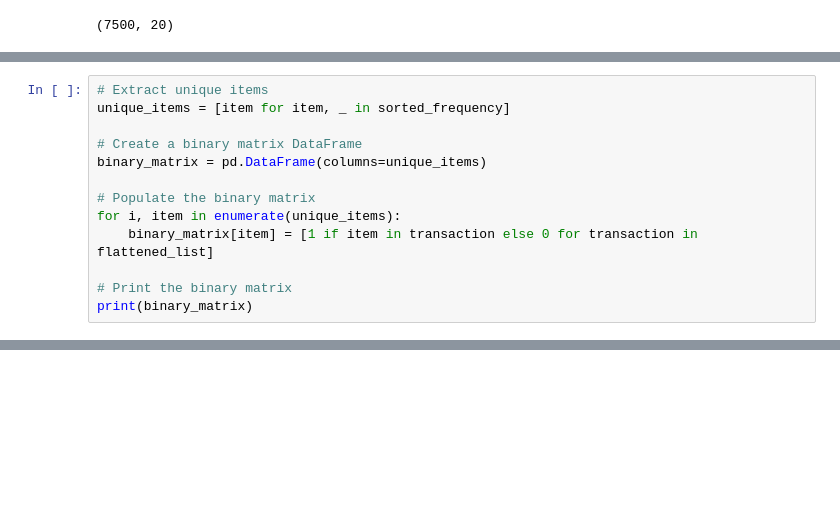
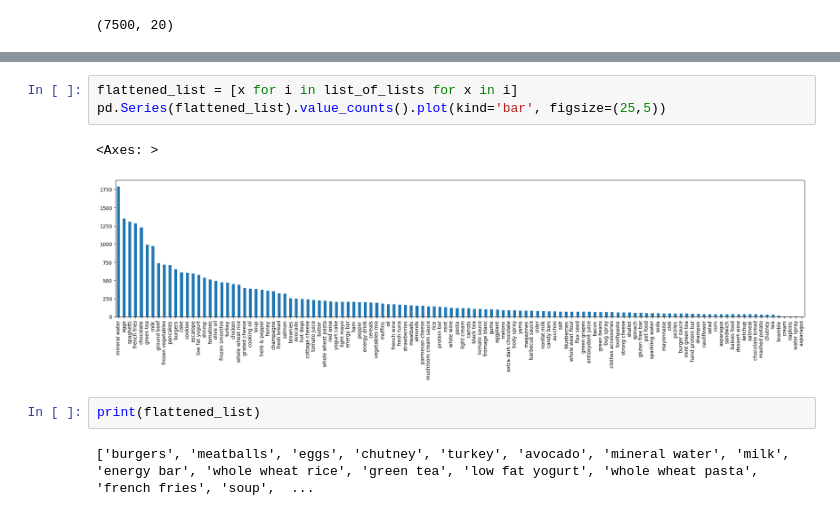
Before and after one commit to swastikbanerjee/ML_Lab, a Jupyter notebook: 2348566_Lab3.ipynb, the cells around one changed output, grey strips where cells are left out. Drawn from its saved outputs; the diff is of its cells as text; blank space fills up the shorter version.

```diff
--- a/2348566_Lab3.ipynb
+++ b/2348566_Lab3.ipynb
@@ -86,13 +26,0 @@ plt.show()
-# %%
-# Extract unique items
-unique_items = [item for item, _ in sorted_frequency]
-
-# Create a binary matrix DataFrame
-binary_matrix = pd.DataFrame(columns=unique_items)
-
-# Populate the binary matrix
-for i, item in enumerate(unique_items):
-    binary_matrix[item] = [1 if item in transaction else 0 for transaction in flattened_list]
-
-# Print the binary matrix
-print(binary_matrix)
@@ -116,0 +32,10 @@ print(binary_matrix)
+# %%
+flattened_list = [x for i in list_of_lists for x in i]
+pd.Series(flattened_list).value_counts().plot(kind='bar', figsize=(25,5))
+# %% [output]
+<Axes: >
+[figure, added]
+# %%
+print(flattened_list)
+# %% [output]
+['burgers', 'meatballs', 'eggs', 'chutney', 'turkey', 'avocado', 'mineral water', 'milk', 'energy bar', 'whole wheat rice', 'green tea', 'low fat yogurt', 'whole wheat pasta', 'french fries', 'soup',  ...
```
Also changed, not shown: parts of 13 cells of this notebook.
